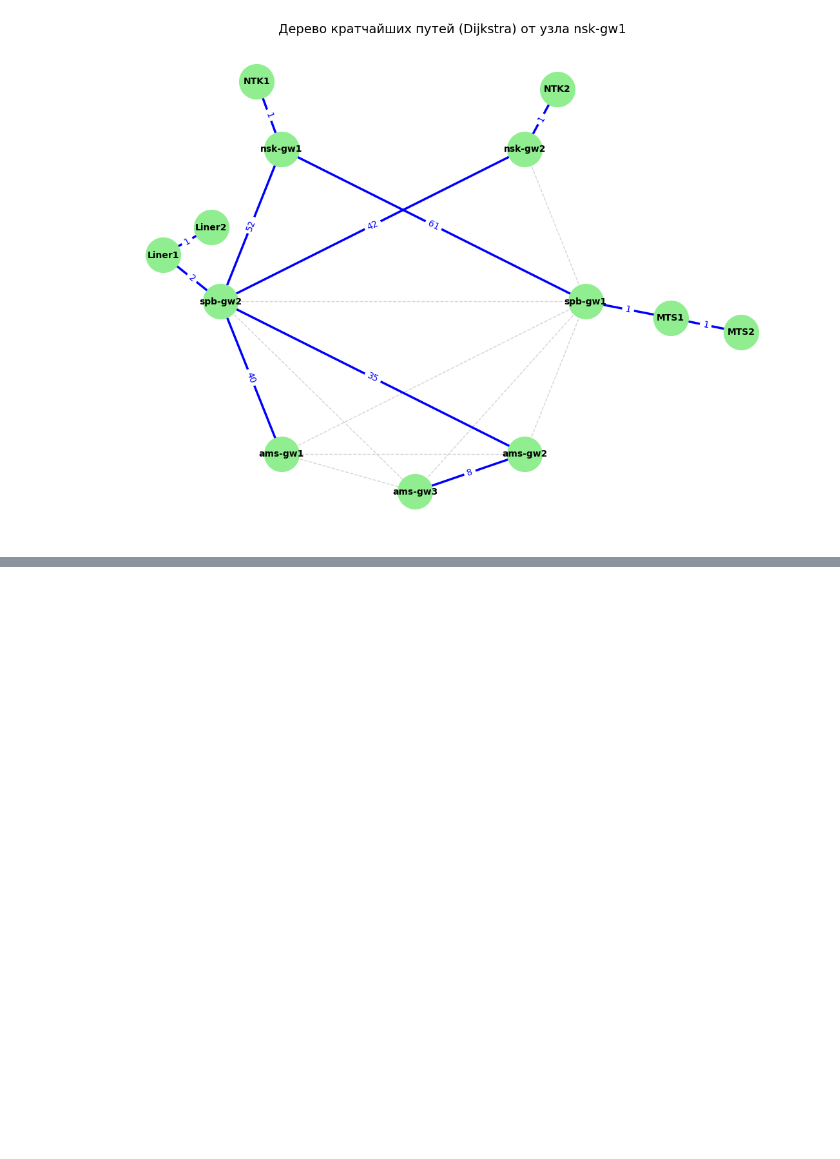
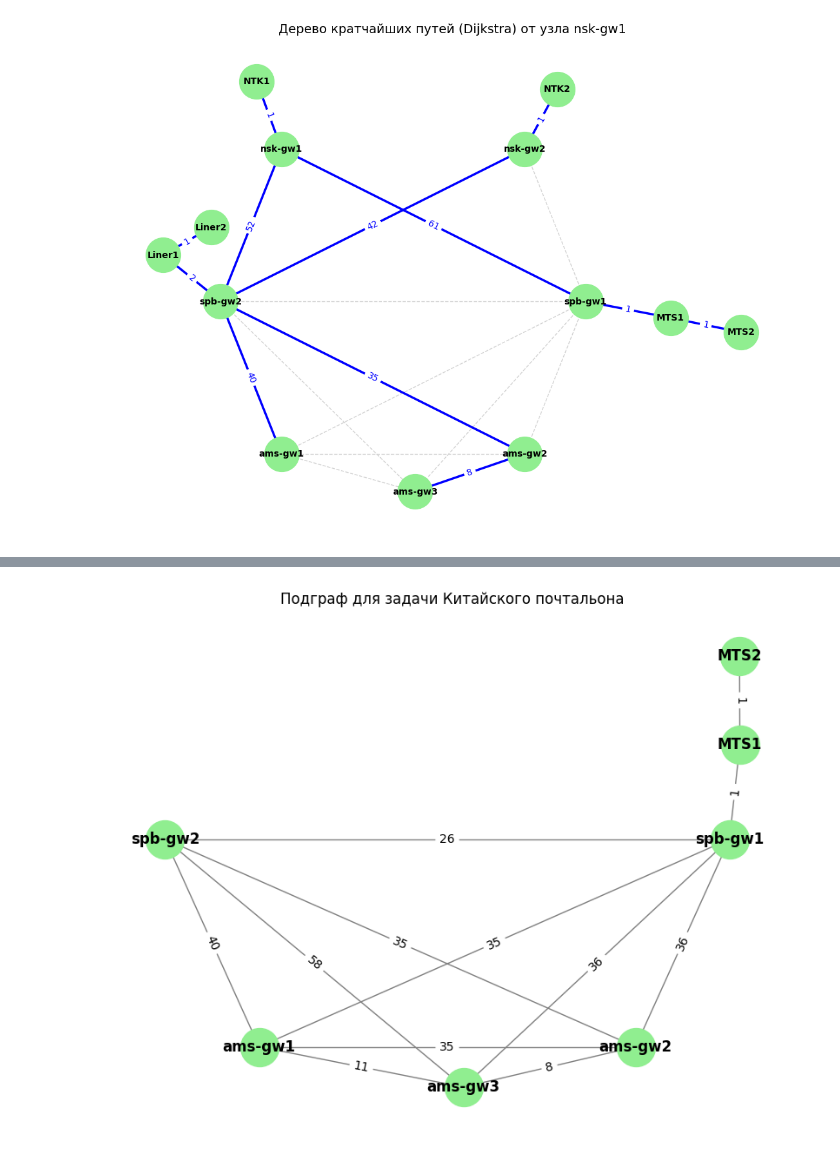
Before and after one commit to nikolyabb/college-homework, a Jupyter notebook: discrete_math/dmath.ipynb, the cells around one changed output, grey strips where cells are left out. Saved outputs shown, nothing was run; the diff lists cells and outputs as text; code cells hidden in the pictures; blank space fills up the shorter version.

```diff
--- a/discrete_math/dmath.ipynb
+++ b/discrete_math/dmath.ipynb
@@ -459,0 +618,46 @@ plt.show()
+# %%
+import matplotlib.pyplot as plt
+import networkx as nx
+
+# def            (1)     (2)       (5)        ()
+target_nodes = ['MTS2', 'MTS1', 'spb-gw1', 'spb-gw2', 'ams-gw1', 'ams-gw2', 'ams-gw3']
+
+G_sub = G1.subgraph(target_nodes)
+plt.figure(figsize=(8, 6))
+
+for u, v, data in G_sub.edges(data=True):
+    real_weight = data["weight"]
+    if real_weight > 0:
+        data["spring_strength"] = 1 / real_weight * 5
+    else:
+        data["spring_strength"] = 0
+
+fixed_positions = {
+    "spb-gw2": [-0.3, 0.5],
+    "spb-gw1": [0.9, 0.5],
+    "ams-gw1": [-0.1, 0],
+    "ams-gw2": [0.7, 0],
+}
+
+pos = nx.spring_layout(G1,
+    weight="spring_strength",
+    k=(1 / len(nodes) ** 0.5),
+    seed=42,
+    pos=fixed_positions,
+    fixed=fixed_positions.keys()
+)
+
+nx.draw(G_sub, pos,
+        with_labels=True,
+        node_color='lightgreen',
+        node_size=1000,
+        font_weight='bold',
+        edge_color='gray')
+
+edge_weights = nx.get_edge_attributes(G_sub, 'weight')
+nx.draw_networkx_edge_labels(G_sub, pos, edge_labels=edge_weights)
+
+plt.title("Подграф для задачи Китайского почтальона")
+plt.show()
+# %% [output]
+[figure, added]
```
Also changed, not shown: parts of 11 cells of this notebook, 1 other file.
